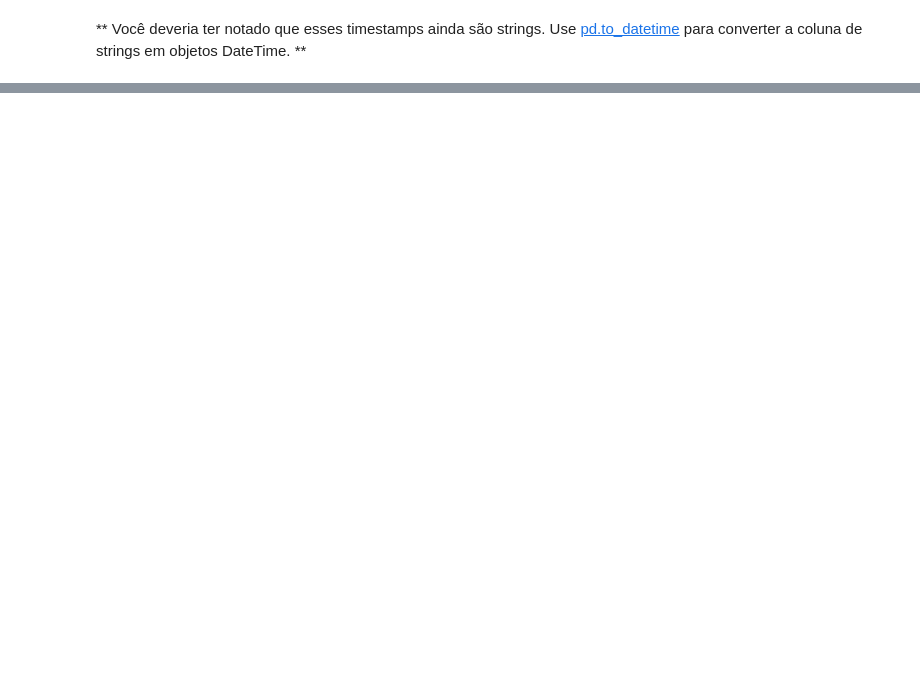
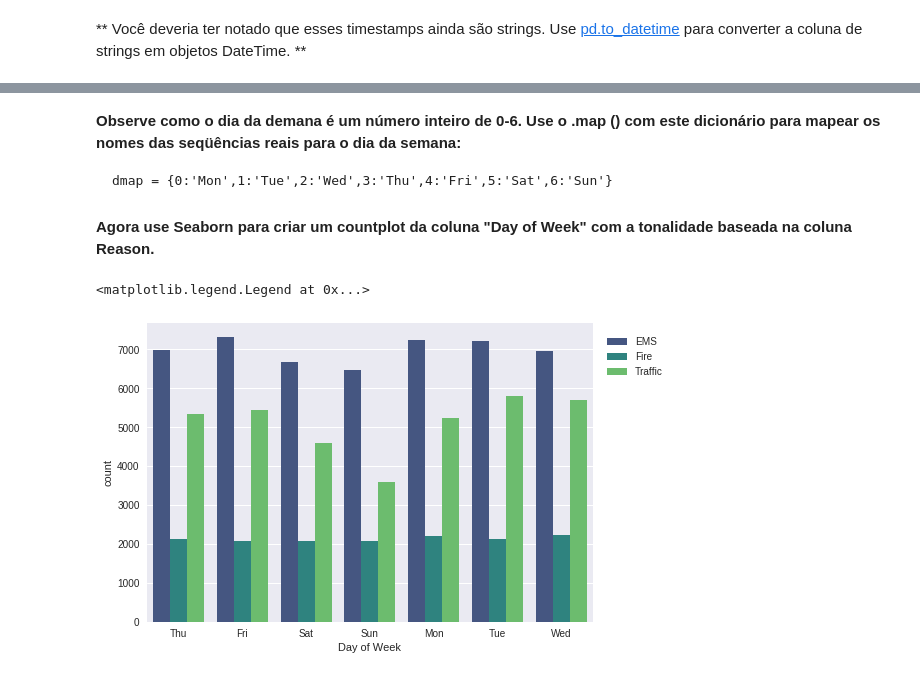
Before and after one commit to danbailo/Data-Science, a Jupyter notebook: Projetos de dados/Projeto - Ligações para o 911.ipynb, the cells around one changed output, grey strips where cells are left out. Cells and saved outputs as stored; diff of their text form; code cells hidden in the pictures; blank space fills up the shorter version.

```diff
--- a/Projetos de dados/Projeto - Ligações para o 911.ipynb
+++ b/Projetos de dados/Projeto - Ligações para o 911.ipynb
@@ -261,0 +209,4 @@ ____
+# %%
+df['Month'] = df['timeStamp'].apply(lambda month:month.month)
+# %%
+df['Day of Week'] = df['timeStamp'].apply(lambda dayofweek:dayofweek.dayofweek)
@@ -261,0 +242,12 @@ ____
+# %% [markdown]
+**Observe como o dia da demana é um número inteiro de 0-6. Use o .map () com este dicionário para mapear os nomes das seqüências reais para o dia da semana:**
+
+    dmap = {0:'Mon',1:'Tue',2:'Wed',3:'Thu',4:'Fri',5:'Sat',6:'Sun'}
+# %%
+dmap = {0:'Mon',1:'Tue',2:'Wed',3:'Thu',4:'Fri',5:'Sat',6:'Sun'}
+# %%
+df['Day of Week'] = df['Day of Week'].map(dmap)
+#vai aplicar o dict dmap nas linhas do df, ou seja, vai trocar os valor das
+#keys pelos values correspondentes;
+# %% [markdown]
+**Agora use Seaborn para criar um countplot da coluna "Day of Week" com a tonalidade baseada na coluna Reason.**
@@ -261,0 +266,7 @@ ____
+# %%
+sns.countplot(x='Day of Week', data=df, hue='Reason', palette='viridis') #ou passa o x; ou passa y;
+plt.legend(loc='upper left', bbox_to_anchor=(1.0, 1.0), borderaxespad = 1)
+#borderaxespad = distancia da legenda em relacao ao grafico
+# %% [output]
+<matplotlib.legend.Legend at 0x...>
+[figure, added]
```
Also changed, not shown: parts of 97 cells of this notebook.
